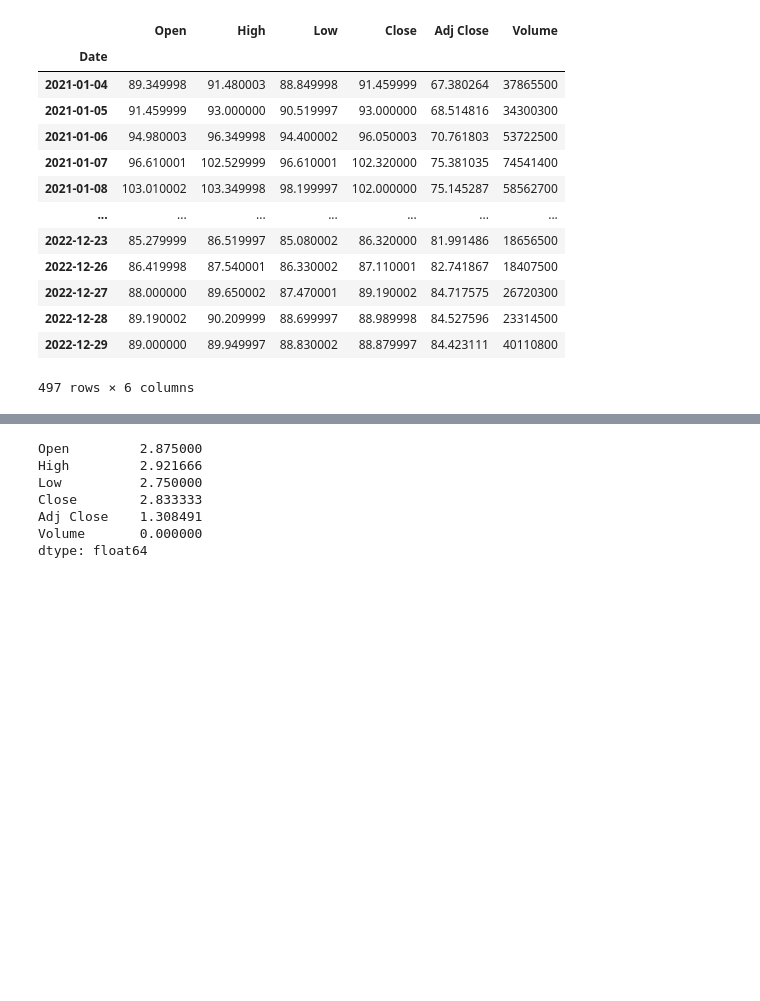
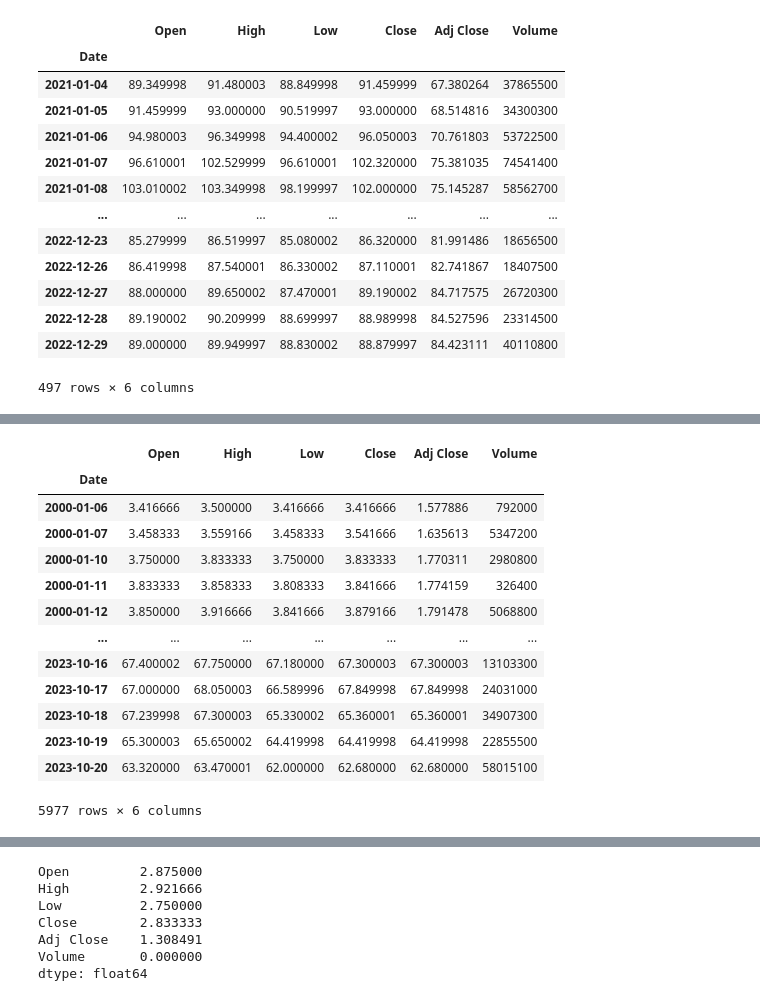
Before and after one commit to furlancad/Estudo-PMF, a Jupyter notebook: Analise_Vale3_Yahoo_Finance.ipynb, the cells around one changed output, grey strips where cells are left out. Saved outputs shown, nothing was run; the diff lists cells and outputs as text; code cells hidden in the pictures; blank space fills up the shorter version.

```diff
--- a/Analise_Vale3_Yahoo_Finance.ipynb
+++ b/Analise_Vale3_Yahoo_Finance.ipynb
@@ -210,0 +401,17 @@ vale.loc['2021-01-01':'2023-01-01']
+# %%
+vale.iloc[3:]
+# %% [output]
+|  | Open | High | Low | Close | Adj Close | Volume |
+| Date |  |  |  |  |  |  |
+| 2000-01-06 | 3.416666 | 3.500000 | 3.416666 | 3.416666 | 1.577886 | 792000 |
+| 2000-01-07 | 3.458333 | 3.559166 | 3.458333 | 3.541666 | 1.635613 | 5347200 |
+| 2000-01-10 | 3.750000 | 3.833333 | 3.750000 | 3.833333 | 1.770311 | 2980800 |
+| 2000-01-11 | 3.833333 | 3.858333 | 3.808333 | 3.841666 | 1.774159 | 326400 |
+| 2000-01-12 | 3.850000 | 3.916666 | 3.841666 | 3.879166 | 1.791478 | 5068800 |
+| ... | ... | ... | ... | ... | ... | ... |
+| 2023-10-16 | 67.400002 | 67.750000 | 67.180000 | 67.300003 | 67.300003 | 13103300 |
+| 2023-10-17 | 67.000000 | 68.050003 | 66.589996 | 67.849998 | 67.849998 | 24031000 |
+| 2023-10-18 | 67.239998 | 67.300003 | 65.330002 | 65.360001 | 65.360001 | 34907300 |
+| 2023-10-19 | 65.300003 | 65.650002 | 64.419998 | 64.419998 | 64.419998 | 22855500 |
+| 2023-10-20 | 63.320000 | 63.470001 | 62.000000 | 62.680000 | 62.680000 | 58015100 |
+5977 rows × 6 columns
```
Also changed, not shown: parts of 43 cells of this notebook.
